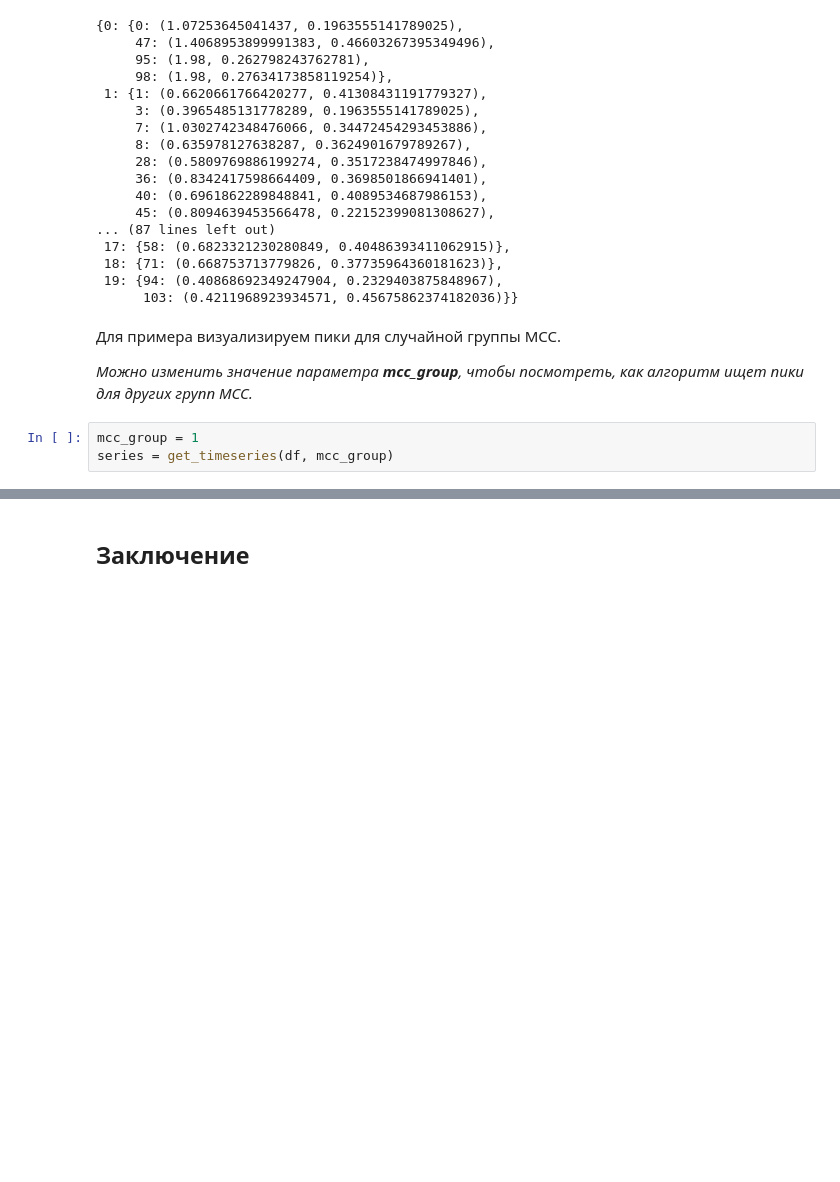
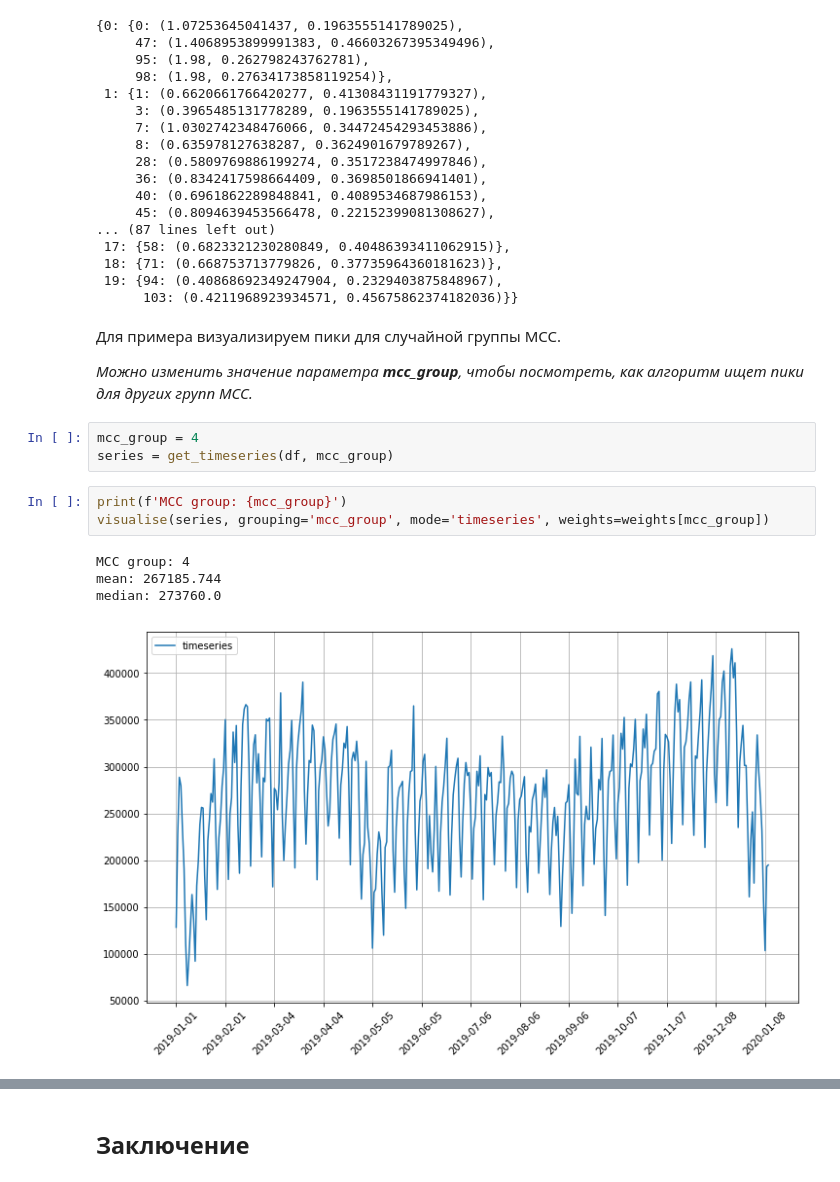
Before and after one commit to mrvanolog/Netology, a Jupyter notebook: Диплом/peak_analyzer.ipynb, the cells around one changed output, grey strips where cells are left out. Saved outputs shown, nothing was run; the diff lists cells and outputs as text; blank space fills up the shorter version.

```diff
--- a/Диплом/peak_analyzer.ipynb
+++ b/Диплом/peak_analyzer.ipynb
@@ -559,8 +567,16 @@ pprint(weights)
 
 _Можно изменить значение параметра **mcc_group**, чтобы посмотреть, как алгоритм ищет пики для других групп MCC._
 # %%
-mcc_group = 1
+mcc_group = 4
 series = get_timeseries(df, mcc_group)
+# %%
+print(f'MCC group: {mcc_group}')
+visualise(series, grouping='mcc_group', mode='timeseries', weights=weights[mcc_group])
+# %% [output]
+MCC group: 4
+mean: 267185.744
+median: 273760.0
+[figure, added]
 # %%
 print(f'MCC group: {mcc_group}')
 visualise(series, grouping='mcc_group', mode='peaks', weights=weights[mcc_group])
```
Also changed, not shown: parts of 9 cells of this notebook.
